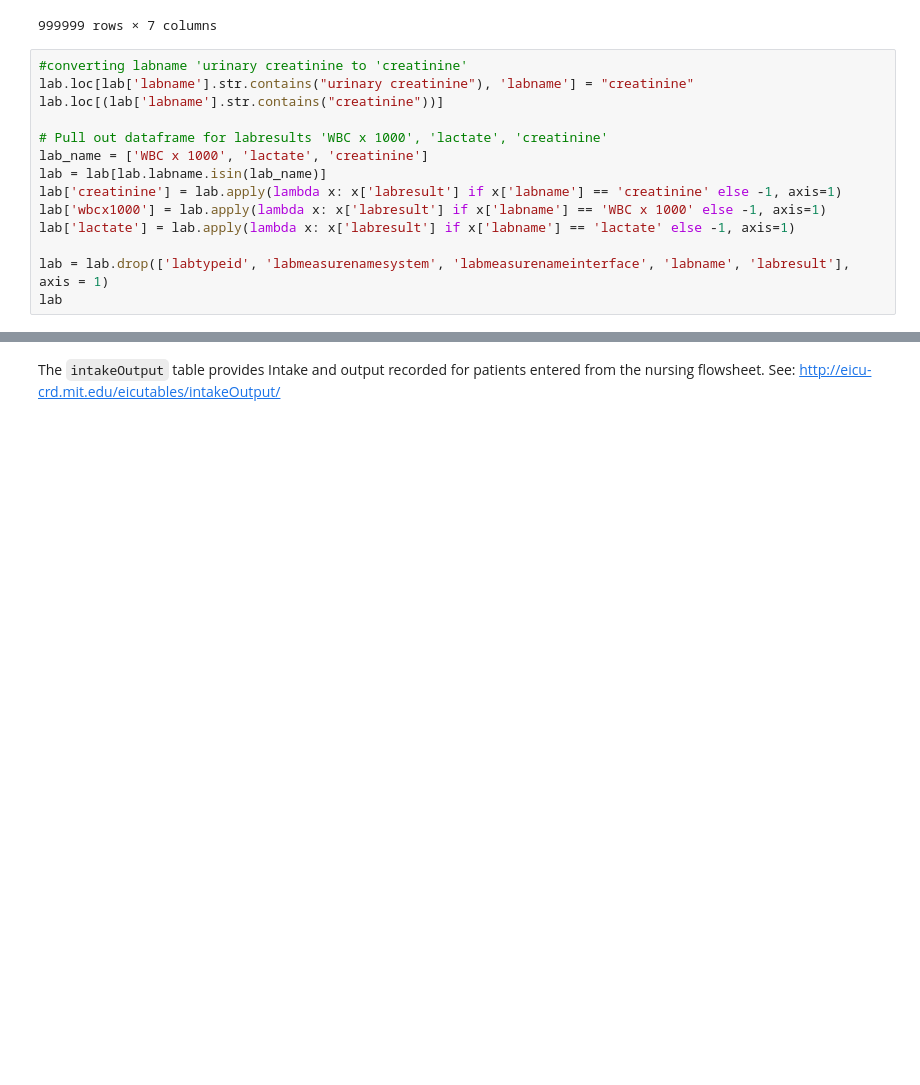
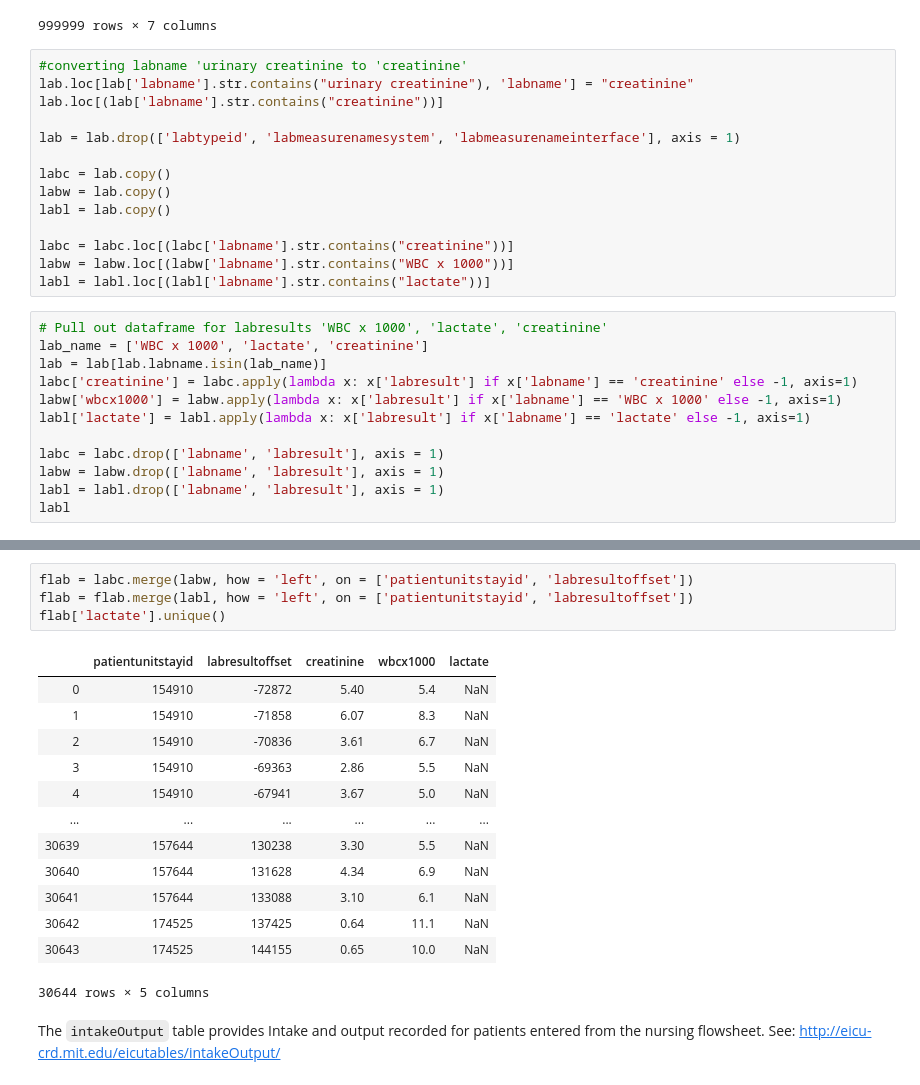
Before and after one commit to StallionsProject/SepsisPrediction, a Jupyter notebook: Jupyter Notebooks/patient-timeseries.ipynb, the cells around one changed output, grey strips where cells are left out. Drawn from its saved outputs; the diff is of its cells as text; blank space fills up the shorter version.

Commit message:
fixed transformation on lab table

```diff
--- a/Jupyter Notebooks/patient-timeseries.ipynb
+++ b/Jupyter Notebooks/patient-timeseries.ipynb
@@ -74,18 +74,30 @@ lab
 | 860818 | 174525 | 144155 | 1 | glucose | 105.00 | mg/dL | ... |
 | 861168 | 174525 | 144155 | 3 | MCV | 80.90 | fL | ... |
 999999 rows × 7 columns
+# %%
+#converting labname 'urinary creatinine to 'creatinine'
+lab.loc[lab['labname'].str.contains("urinary creatinine"), 'labname'] = "creatinine"
+lab.loc[(lab['labname'].str.contains("creatinine"))]
+
+lab = lab.drop(['labtypeid', 'labmeasurenamesystem', 'labmeasurenameinterface'], axis = 1)
+
+labc = lab.copy()
+labw = lab.copy()
+labl = lab.copy()
+
+labc = labc.loc[(labc['labname'].str.contains("creatinine"))]
+labw = labw.loc[(labw['labname'].str.contains("WBC x 1000"))]
+labl = labl.loc[(labl['labname'].str.contains("lactate"))]
 # %%
-#converting labname 'urinary creatinine to 'creatinine'
-lab.loc[lab['labname'].str.contains("urinary creatinine"), 'labname'] = "creatinine"
-lab.loc[(lab['labname'].str.contains("creatinine"))]
-
 # Pull out dataframe for labresults 'WBC x 1000', 'lactate', 'creatinine'
 lab_name = ['WBC x 1000', 'lactate', 'creatinine']
 lab = lab[lab.labname.isin(lab_name)]
-lab['creatinine'] = lab.apply(lambda x: x['labresult'] if x['labname'] == 'creatinine' else -1, axis=1)
-lab['wbcx1000'] = lab.apply(lambda x: x['labresult'] if x['labname'] == 'WBC x 1000' else -1, axis=1)
-lab['lactate'] = lab.apply(lambda x: x['labresult'] if x['labname'] == 'lactate' else -1, axis=1)
+labc['creatinine'] = labc.apply(lambda x: x['labresult'] if x['labname'] == 'creatinine' else -1, axis=1)
+labw['wbcx1000'] = labw.apply(lambda x: x['labresult'] if x['labname'] == 'WBC x 1000' else -1, axis=1)
+labl['lactate'] = labl.apply(lambda x: x['labresult'] if x['labname'] == 'lactate' else -1, axis=1)
 
-lab = lab.drop(['labtypeid', 'labmeasurenamesystem', 'labmeasurenameinterface', 'labname', 'labresult'], axis = 1)
-lab
+labc = labc.drop(['labname', 'labresult'], axis = 1)
+labw = labw.drop(['labname', 'labresult'], axis = 1)
+labl = labl.drop(['labname', 'labresult'], axis = 1)
+labl
 # %% [output]
@@ -120,3 +117,21 @@ See the caveats in the documentation: http://pandas.pydata.org/pandas-docs/stabl
+# %%
+flab = labc.merge(labw, how = 'left', on = ['patientunitstayid', 'labresultoffset'])
+flab = flab.merge(labl, how = 'left', on = ['patientunitstayid', 'labresultoffset'])
+flab['lactate'].unique()
+# %% [output]
+|  | patientunitstayid | labresultoffset | creatinine | wbcx1000 | lactate |
+| 0 | 154910 | -72872 | 5.40 | 5.4 | NaN |
+| 1 | 154910 | -71858 | 6.07 | 8.3 | NaN |
+| 2 | 154910 | -70836 | 3.61 | 6.7 | NaN |
+| 3 | 154910 | -69363 | 2.86 | 5.5 | NaN |
+| 4 | 154910 | -67941 | 3.67 | 5.0 | NaN |
+| ... | ... | ... | ... | ... | ... |
+| 30639 | 157644 | 130238 | 3.30 | 5.5 | NaN |
+| 30640 | 157644 | 131628 | 4.34 | 6.9 | NaN |
+| 30641 | 157644 | 133088 | 3.10 | 6.1 | NaN |
+| 30642 | 174525 | 137425 | 0.64 | 11.1 | NaN |
+| 30643 | 174525 | 144155 | 0.65 | 10.0 | NaN |
+30644 rows × 5 columns
 # %% [markdown]
 The `intakeOutput` table provides Intake and output recorded for patients entered from the nursing flowsheet.
 See: http://eicu-crd.mit.edu/eicutables/intakeOutput/
```
Also changed, not shown: parts of 1 cell of this notebook.
